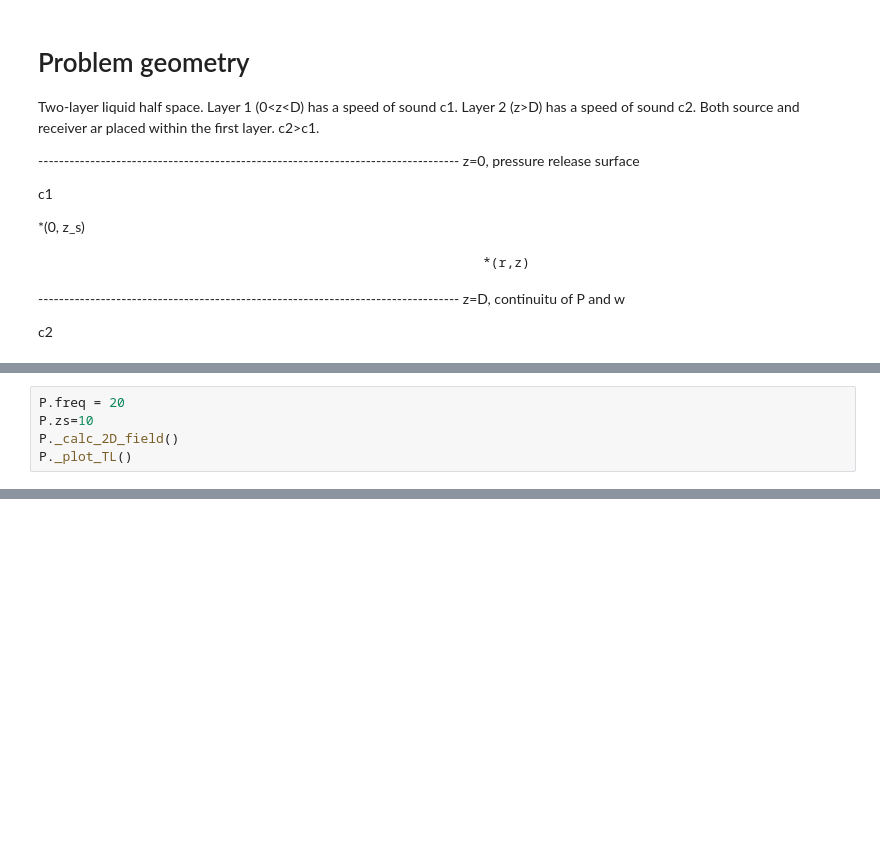
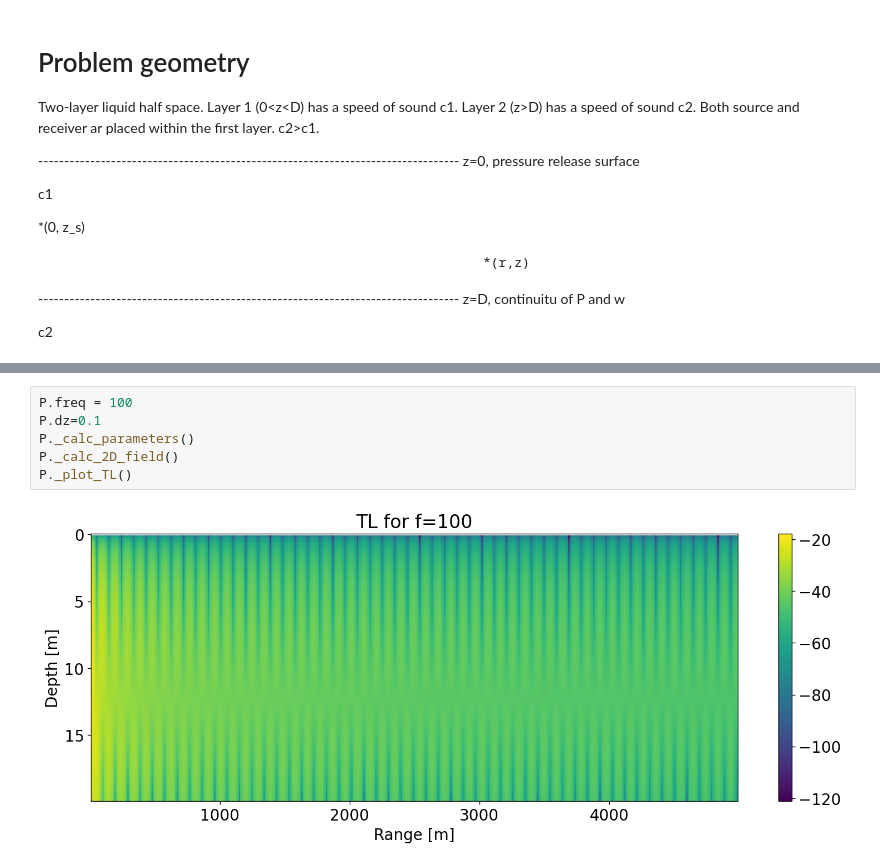
Before and after one commit to Gilaverbuch/pypekeris, a Jupyter notebook: Pekeris Solver.ipynb, the cells around one changed output, grey strips where cells are left out. Drawn from its saved outputs; the diff is of its cells as text; blank space fills up the shorter version.

```diff
--- a/Pekeris Solver.ipynb
+++ b/Pekeris Solver.ipynb
@@ -73,5 +72,0 @@ P._idx.size
-# %%
-P.freq = 20
-P.zs=10
-P._calc_2D_field()
-P._plot_TL()
@@ -118,0 +73,8 @@ plt.show()
+# %%
+P.freq = 100
+P.dz=0.1
+P._calc_parameters()
+P._calc_2D_field()
+P._plot_TL()
+# %% [output]
+[figure, added]
```
Also changed, not shown: parts of 17 cells of this notebook, 2 other files.
